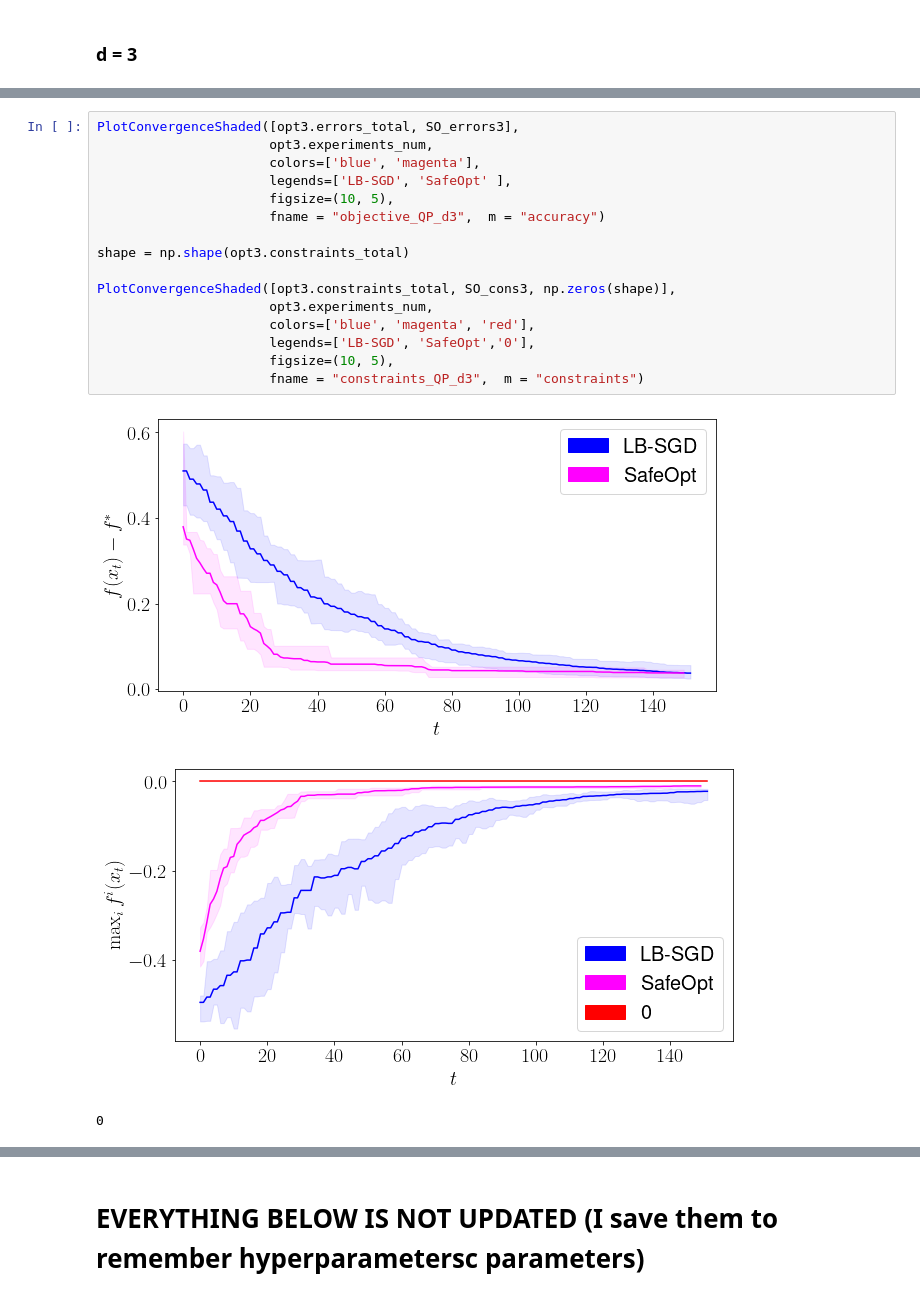
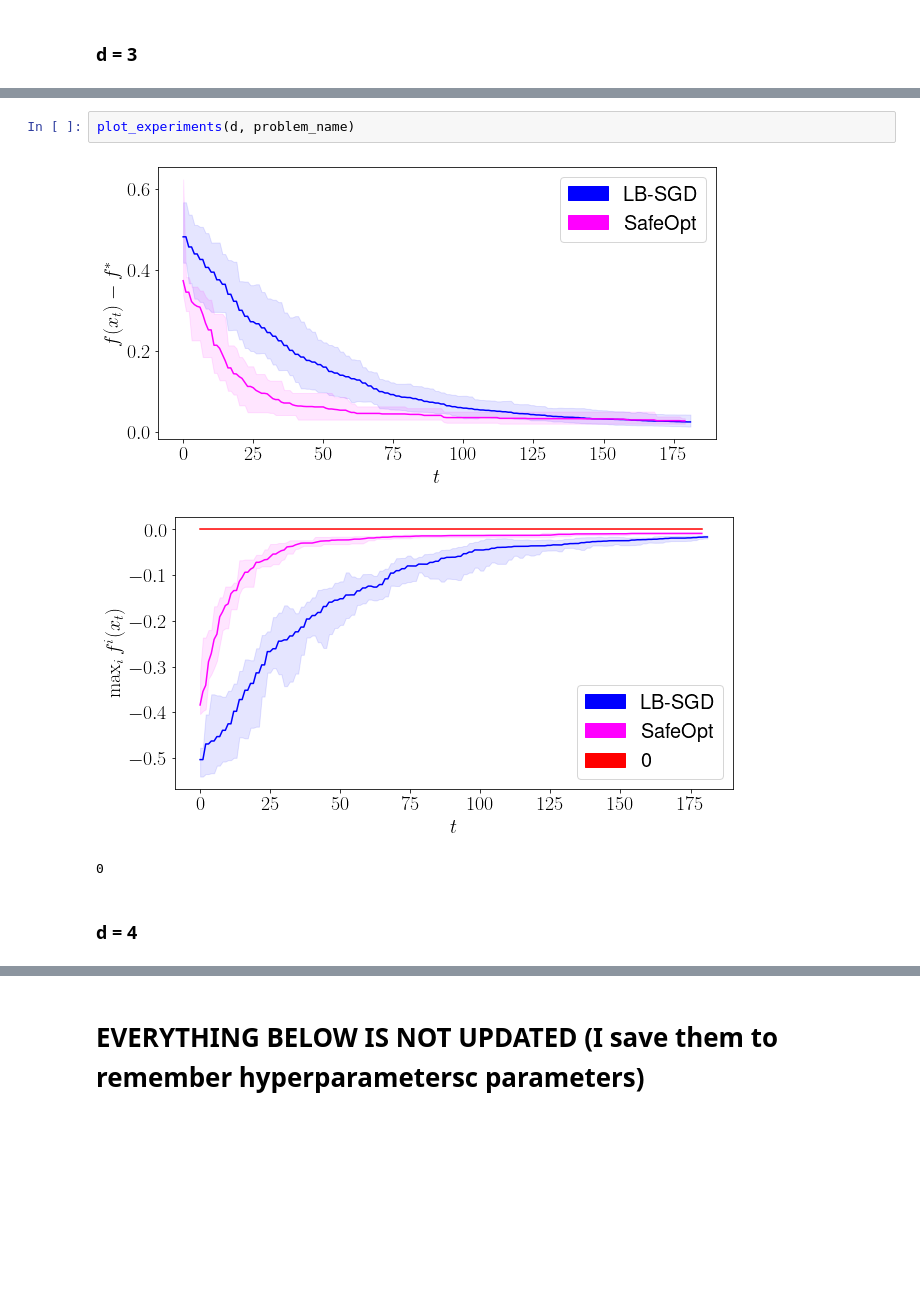
Before and after one commit to Ilnura/Thesis_applications, a Jupyter notebook: evals/Experiments_LogBarriers_SafeOpt.ipynb, the cells around one changed output, grey strips where cells are left out. Saved outputs shown, nothing was run; the diff lists cells and outputs as text; blank space fills up the shorter version.

```diff
--- a/evals/Experiments_LogBarriers_SafeOpt.ipynb
+++ b/evals/Experiments_LogBarriers_SafeOpt.ipynb
@@ -305,20 +312,8 @@ LB_SGD runs finished
-# %%
-PlotConvergenceShaded([opt3.errors_total, SO_errors3],
-                      opt3.experiments_num,
-                      colors=['blue', 'magenta'],
-                      legends=['LB-SGD', 'SafeOpt' ],
-                      figsize=(10, 5),
-                      fname = "objective_QP_d3",  m = "accuracy")
-
-shape = np.shape(opt3.constraints_total)
-
-PlotConvergenceShaded([opt3.constraints_total, SO_cons3, np.zeros(shape)],
-                      opt3.experiments_num,
-                      colors=['blue', 'magenta', 'red'],
-                      legends=['LB-SGD', 'SafeOpt','0'],
-                      figsize=(10, 5),
-                      fname = "constraints_QP_d3",  m = "constraints")
-# %% [output]
-[figure, removed]
-[figure, removed]
-0
+# %%
+plot_experiments(d, problem_name)
+# %% [output]
+[figure, added]
+[figure, added]
+0
+# %% [markdown]
+### d = 4
```
Also changed, not shown: parts of 85 cells of this notebook, 41 other files.
